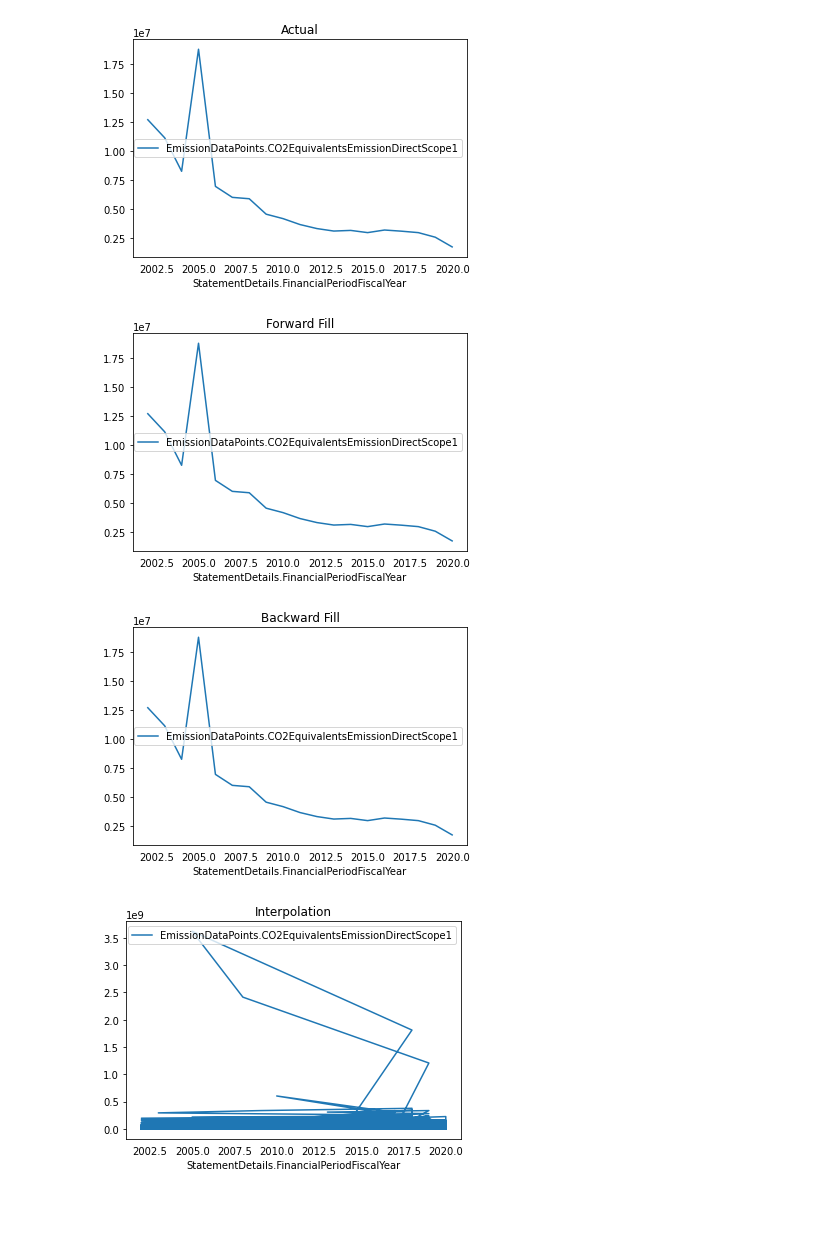
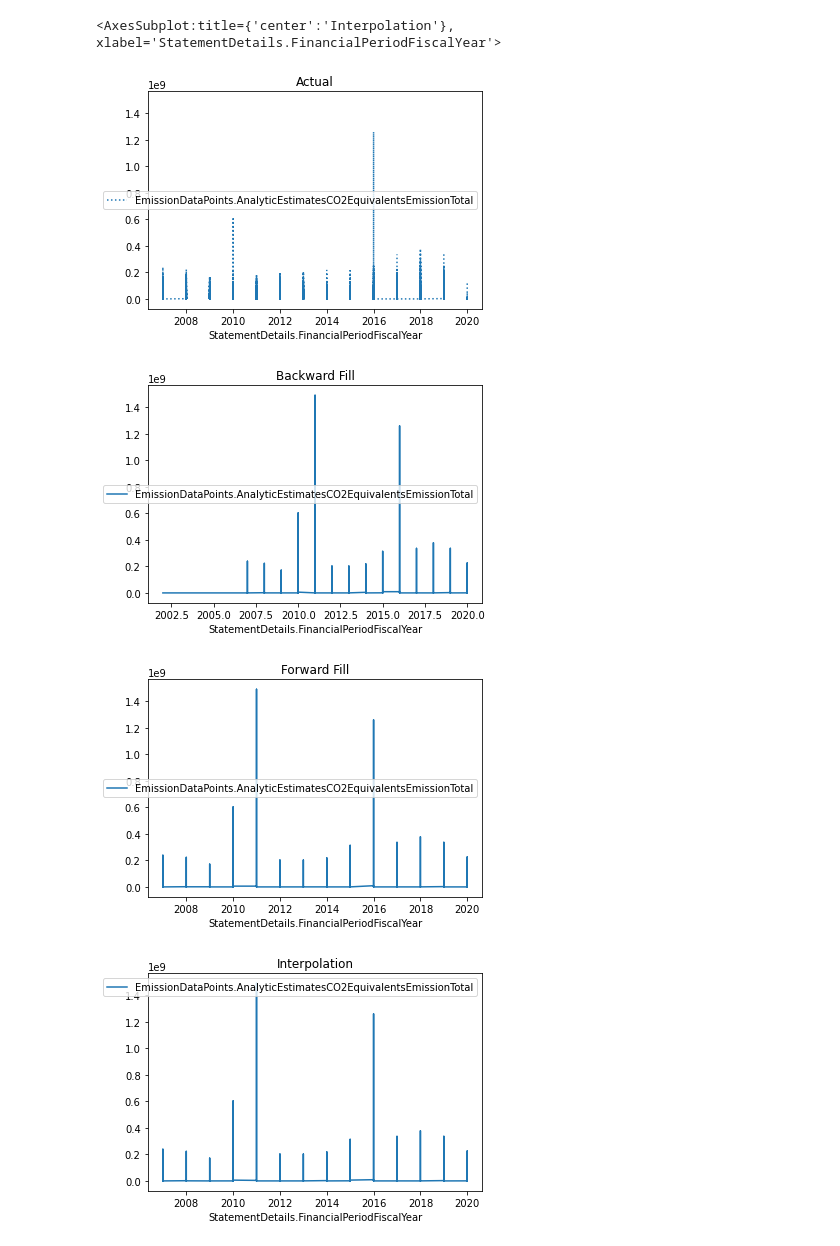
Before and after one commit to knuffelbeer/leren_en_beslissen_public, a Jupyter notebook: company_emissions_preprocessing_missing_values.ipynb, the cells around one changed output. Saved outputs shown, nothing was run; the diff lists cells and outputs as text; code cells hidden in the pictures; blank space fills up the shorter version.

Commit message:
missing values

```diff
--- a/company_emissions_preprocessing_missing_values.ipynb
+++ b/company_emissions_preprocessing_missing_values.ipynb
@@ -95,7 +95,7 @@ len(df1.columns)
 
 #save cleaned dataset as new file
 df2 = df1.to_csv('company_emissions_cleaned.csv', index=True)
-df = pd.read_csv("company_emissions_cleaned.csv", sep=',')
+df3 = pd.read_csv("company_emissions_cleaned.csv", sep=',')
 
 
 from scipy.interpolate import interp1d
@@ -103,24 +103,32 @@ from sklearn.metrics import mean_squared_error
 import matplotlib.pyplot as plt
 import numpy as np
 
-df_numeric = df.apply(pd.to_numeric, args=('coerce',))
+df_numeric = df3.apply(pd.to_numeric, args=('coerce',))
 
-df_grouped_by_year = df_numeric.groupby('StatementDetails.FinancialPeriodFiscalYear').mean().apply(pd.to_numeric, args=('coerce',))
+df = df_numeric.sort_values(by='StatementDetails.FinancialPeriodFiscalYear')
 
-#actual
-df_grouped_by_year.reset_index().plot(x = 'StatementDetails.FinancialPeriodFiscalYear' ,
-                                       y = 'EmissionDataPoints.CO2EquivalentsEmissionDirectScope1', title='Actual')
-#forward fill
-df_ffill = df_grouped_by_year.fillna(method='ffill')
-df_ffill.reset_index().plot(x = 'StatementDetails.FinancialPeriodFiscalYear' ,
-                                       y = 'EmissionDataPoints.CO2EquivalentsEmissionDirectScope1', title='Forward Fill')
-#backward fill
-df_bfill = df_grouped_by_year.fillna(method='bfill')
+display(df)
 
-df_bfill.reset_index().plot(x = 'StatementDetails.FinancialPeriodFiscalYear' ,
-                                       y = 'EmissionDataPoints.CO2EquivalentsEmissionDirectScope1', title='Backward Fill')
-#interpolate
-df_int = df.interpolate(method ='linear', limit_direction ='forward')
-df_int.reset_index().plot(x = 'StatementDetails.FinancialPeriodFiscalYear' ,
-                                       y = 'EmissionDataPoints.CO2EquivalentsEmissionDirectScope1', title='Interpolation')
+
+#Actual
+df.plot(x = 'StatementDetails.FinancialPeriodFiscalYear',
+        y = 'EmissionDataPoints.AnalyticEstimatesCO2EquivalentsEmissionTotal', title='Actual', linestyle='dotted')
+
+#Backward fill
+df_bf = df.bfill(axis = 0)
+
+df_bf.plot(x = 'StatementDetails.FinancialPeriodFiscalYear',
+        y = 'EmissionDataPoints.AnalyticEstimatesCO2EquivalentsEmissionTotal', title='Backward Fill')
+
+#Forward fill
+df_ff = df.ffill(axis = 0)
+
+df_ff.plot(x = 'StatementDetails.FinancialPeriodFiscalYear',
+        y = 'EmissionDataPoints.AnalyticEstimatesCO2EquivalentsEmissionTotal', title='Forward Fill')
+
+#Interpolation
+df_int = df.interpolate(axis = 0)
+
+df_int.plot(x = 'StatementDetails.FinancialPeriodFiscalYear',
+        y = 'EmissionDataPoints.AnalyticEstimatesCO2EquivalentsEmissionTotal', title='Interpolation')
 # %% [output]
@@ -128,4 +148,5 @@ df_int.reset_index().plot(x = 'StatementDetails.FinancialPeriodFiscalYear' ,
+<AxesSubplot:title={'center':'Interpolation'}, xlabel='StatementDetails.FinancialPeriodFiscalYear'>
-[figure, old version]
+[figure, new version]
-[figure, old version]
+[figure, new version]
-[figure, old version]
+[figure, new version]
-[figure, old version]
+[figure, new version]
```
Also changed, not shown: parts of 1 cell of this notebook.
